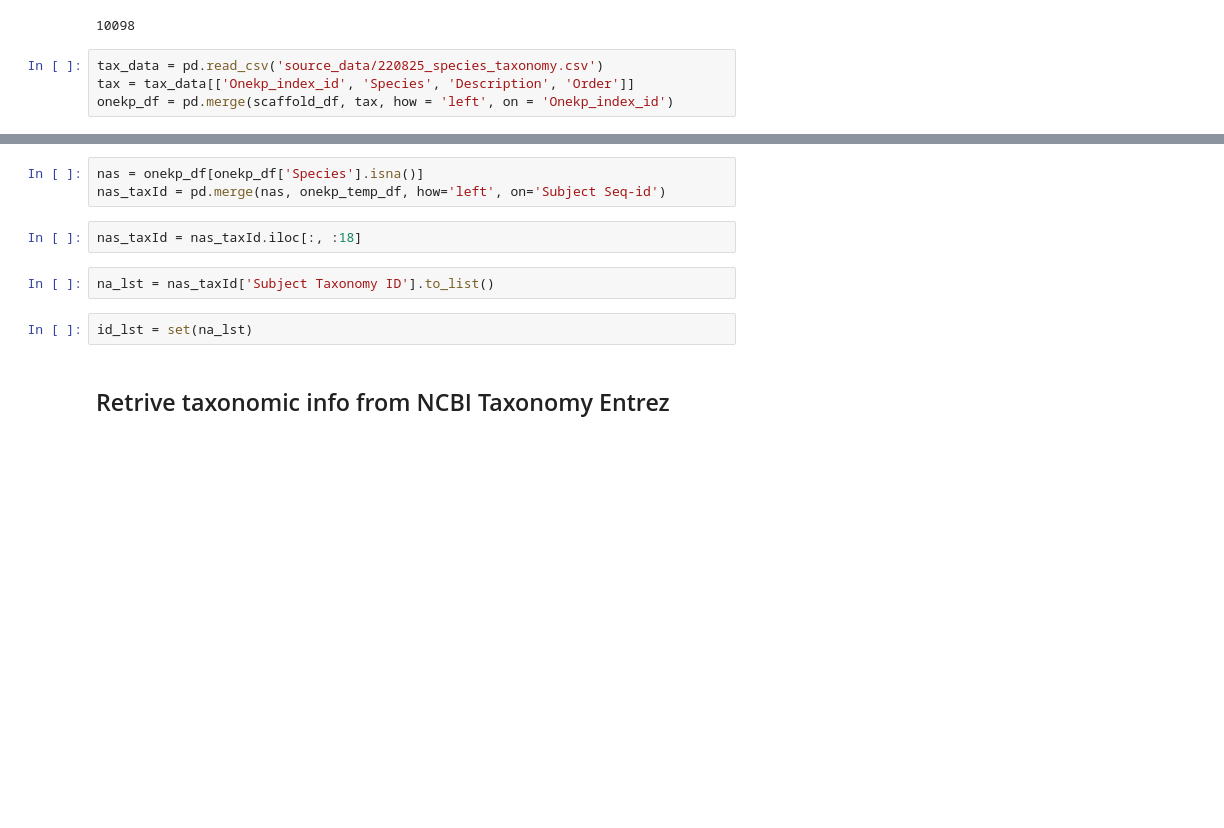
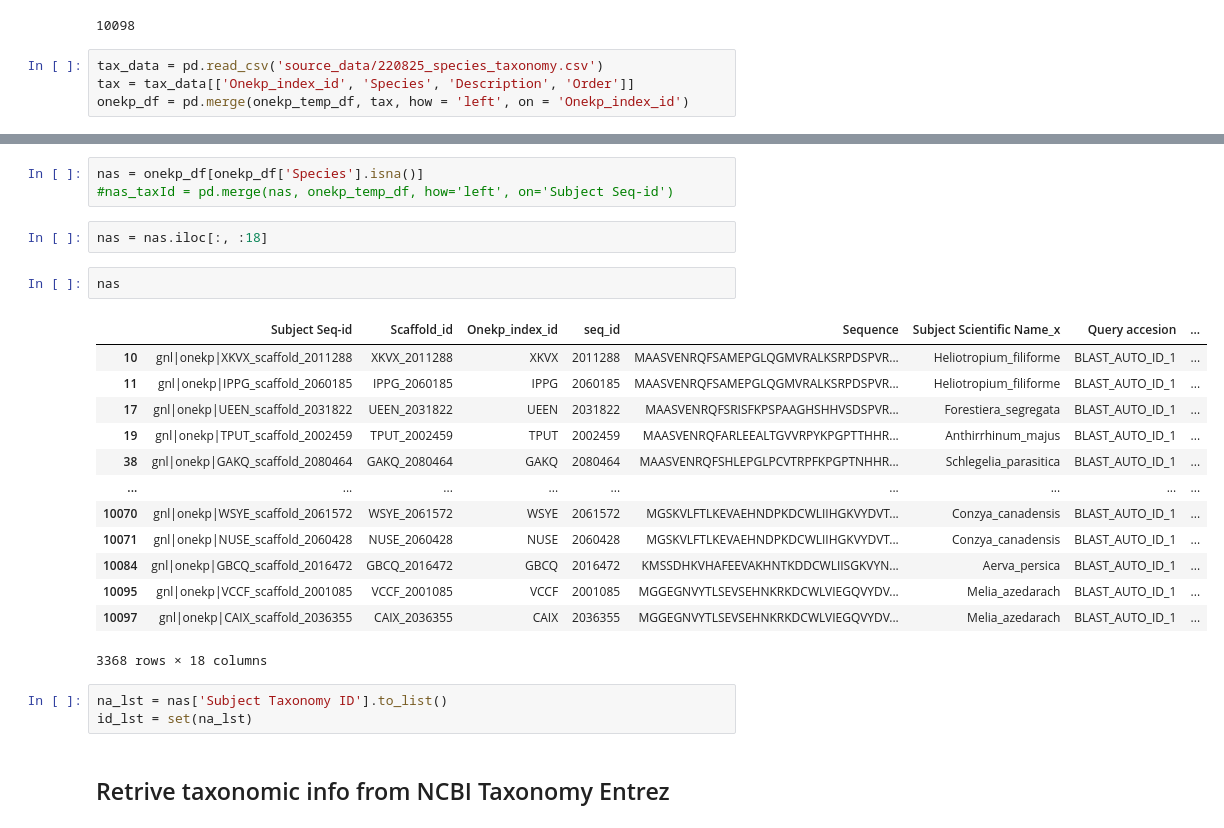
Before and after one commit to mattmorts-sci/PR, a Jupyter notebook: PR_pipline.ipynb, the cells around one changed output, grey strips where cells are left out. Saved outputs shown, nothing was run; the diff lists cells and outputs as text; blank space fills up the shorter version.

```diff
--- a/PR_pipline.ipynb
+++ b/PR_pipline.ipynb
@@ -208,7 +227,7 @@ len(id_lst)
 # %%
 tax_data = pd.read_csv('source_data/220825_species_taxonomy.csv')
 tax = tax_data[['Onekp_index_id', 'Species', 'Description', 'Order']]
-onekp_df = pd.merge(scaffold_df, tax, how = 'left', on = 'Onekp_index_id')
+onekp_df = pd.merge(onekp_temp_df, tax, how = 'left', on = 'Onekp_index_id')
 # %%
 onekp_df
 # %% [output]
@@ -228,12 +247,27 @@ onekp_df
 # %%
 nas = onekp_df[onekp_df['Species'].isna()]
-nas_taxId = pd.merge(nas, onekp_temp_df, how='left', on='Subject Seq-id')
+#nas_taxId = pd.merge(nas, onekp_temp_df, how='left', on='Subject Seq-id')
 # %%
-nas_taxId = nas_taxId.iloc[:, :18]
+nas = nas.iloc[:, :18]
+# %%
+nas
+# %% [output]
+|  | Subject Seq-id | Scaffold_id | Onekp_index_id | seq_id | Sequence | Subject Scientific Name_x | Query accesion | ... |
+| 10 | gnl|onekp|XKVX_scaffold_2011288 | XKVX_2011288 | XKVX | 2011288 | MAASVENRQFSAMEPGLQGMVRALKSRPDSPVR... | Heliotropium_filiforme | BLAST_AUTO_ID_1 | ... |
+| 11 | gnl|onekp|IPPG_scaffold_2060185 | IPPG_2060185 | IPPG | 2060185 | MAASVENRQFSAMEPGLQGMVRALKSRPDSPVR... | Heliotropium_filiforme | BLAST_AUTO_ID_1 | ... |
+| 17 | gnl|onekp|UEEN_scaffold_2031822 | UEEN_2031822 | UEEN | 2031822 | MAASVENRQFSRISFKPSPAAGHSHHVSDSPVR... | Forestiera_segregata | BLAST_AUTO_ID_1 | ... |
+| 19 | gnl|onekp|TPUT_scaffold_2002459 | TPUT_2002459 | TPUT | 2002459 | MAASVENRQFARLEEALTGVVRPYKPGPTTHHR... | Anthirrhinum_majus | BLAST_AUTO_ID_1 | ... |
+| 38 | gnl|onekp|GAKQ_scaffold_2080464 | GAKQ_2080464 | GAKQ | 2080464 | MAASVENRQFSHLEPGLPCVTRPFKPGPTNHHR... | Schlegelia_parasitica | BLAST_AUTO_ID_1 | ... |
+| ... | ... | ... | ... | ... | ... | ... | ... | ... |
+| 10070 | gnl|onekp|WSYE_scaffold_2061572 | WSYE_2061572 | WSYE | 2061572 | MGSKVLFTLKEVAEHNDPKDCWLIIHGKVYDVT... | Conzya_canadensis | BLAST_AUTO_ID_1 | ... |
+| 10071 | gnl|onekp|NUSE_scaffold_2060428 | NUSE_2060428 | NUSE | 2060428 | MGSKVLFTLKEVAEHNDPKDCWLIIHGKVYDVT... | Conzya_canadensis | BLAST_AUTO_ID_1 | ... |
+| 10084 | gnl|onekp|GBCQ_scaffold_2016472 | GBCQ_2016472 | GBCQ | 2016472 | KMSSDHKVHAFEEVAKHNTKDDCWLIISGKVYN... | Aerva_persica | BLAST_AUTO_ID_1 | ... |
+| 10095 | gnl|onekp|VCCF_scaffold_2001085 | VCCF_2001085 | VCCF | 2001085 | MGGEGNVYTLSEVSEHNKRKDCWLVIEGQVYDV... | Melia_azedarach | BLAST_AUTO_ID_1 | ... |
+| 10097 | gnl|onekp|CAIX_scaffold_2036355 | CAIX_2036355 | CAIX | 2036355 | MGGEGNVYTLSEVSEHNKRKDCWLVIEGQVYDV... | Melia_azedarach | BLAST_AUTO_ID_1 | ... |
+3368 rows × 18 columns
 # %%
-na_lst = nas_taxId['Subject Taxonomy ID'].to_list()
+na_lst = nas['Subject Taxonomy ID'].to_list()
+id_lst = set(na_lst)
-# %%
-id_lst = set(na_lst)
 # %% [markdown]
 ## Retrive taxonomic info from NCBI Taxonomy Entrez
 # %%
```
Also changed, not shown: parts of 19 cells of this notebook, 4 other files.
